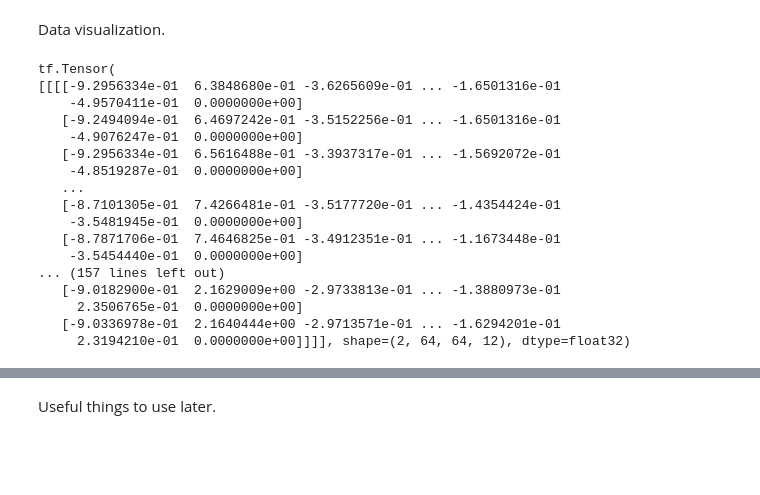
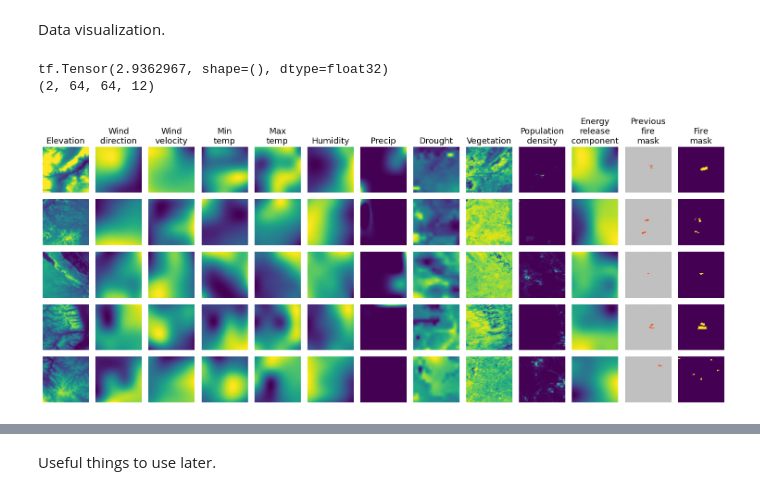
Before and after one commit to amindell11/WildfireSpreadPrediction, a Jupyter notebook: notebooks/Wildfire23-24.ipynb, the cells around one changed output, grey strips where cells are left out. Cells and saved outputs as stored; diff of their text form; code cells hidden in the pictures; blank space fills up the shorter version.

```diff
--- a/notebooks/Wildfire23-24.ipynb
+++ b/notebooks/Wildfire23-24.ipynb
@@ -542,66 +546,65 @@ Run summary:
 Data visualization.
 # %%
 inputs, labels = next(iter(dataset))
+inputs, labels = next(iter(dataset))
+inputs, labels = next(iter(dataset))
+print(inputs[0,0,0,0])
+
 print(inputs.shape)
 TITLES = [
   'Elevation',
   'Wind\ndirection',
   'Wind\nvelocity',
   'Min\ntemp',
   'Max\ntemp',
   'Humidity',
   'Precip',
   'Drought',
   'Vegetation',
   'Population\ndensity',
   'Energy\nrelease\ncomponent',
   'Previous\nfire\nmask',
   'Fire\nmask'
 ]
 # Number of rows of data samples to plot
 n_rows = 5
 # Number of data variables
 n_features = inputs.shape[3]
 # Variables for controllong the color map for the fire masks
 CMAP = colors.ListedColormap(['black', 'silver', 'orangered'])
 BOUNDS = [-1, -0.1, 0.001, 1]
 NORM = colors.BoundaryNorm(BOUNDS, CMAP.N)
 
 fig = plt.figure(figsize=(15,6.5))
+batch_index = 0  # Track the current index within the batch
+batch_count = 0  # Count how many samples we've processed across all batches
 
-for i in range(n_rows): # Limit i by the batch size
-  if i>inputs.shape[0]:
-    inputs, labels = next(iter(dataset))
-  batch_i = i % inputs.shape[0] # normalize index to batch size
-  for j in range(n_features + 1):
-    plt.subplot(n_rows, n_features + 1, i * (n_features + 1) + j + 1)
-    if i == 0:
-      plt.title(TITLES[j], fontsize=13)
-    if j < n_features - 1:
-      plt.imshow(inputs[batch_i, :, :, j], cmap='viridis')
-    if j == n_features - 1:
-      plt.imshow(inputs[batch_i, :, :, -1], cmap=CMAP, norm=NORM)
-    if j == n_features:
-      plt.imshow(labels[batch_i, :, :, 0], cmap='viridis')
-    plt.axis('off')
+while batch_count < n_rows:
+    if batch_index >= inputs.shape[0]:
+        # Get next batch when we've used all samples in the current batch
+        inputs, labels = next(iter(dataset))
+        batch_index = 0
+
+    # Process current sample
+    for j in range(n_features + 1):
+        plt.subplot(n_rows, n_features + 1, batch_count * (n_features + 1) + j + 1)
+        if batch_count == 0:
+            plt.title(TITLES[j], fontsize=13)
+        if j < n_features - 1:
+            plt.imshow(inputs[batch_index, :, :, j], cmap='viridis')
+        if j == n_features - 1:
+            plt.imshow(inputs[batch_index, :, :, -1], cmap=CMAP, norm=NORM)
+        if j == n_features:
+            plt.imshow(labels[batch_index, :, :, 0], cmap='viridis')
+        plt.axis('off')
+
+    batch_index += 1
+    batch_count += 1
+
 plt.tight_layout()
 # %% [output]
-tf.Tensor(
-[[[[-9.2956334e-01  6.3848680e-01 -3.6265609e-01 ... -1.6501316e-01
-    -4.9570411e-01  0.0000000e+00]
-   [-9.2494094e-01  6.4697242e-01 -3.5152256e-01 ... -1.6501316e-01
-    -4.9076247e-01  0.0000000e+00]
-   [-9.2956334e-01  6.5616488e-01 -3.3937317e-01 ... -1.5692072e-01
-    -4.8519287e-01  0.0000000e+00]
-   ...
-   [-8.7101305e-01  7.4266481e-01 -3.5177720e-01 ... -1.4354424e-01
-    -3.5481945e-01  0.0000000e+00]
-   [-8.7871706e-01  7.4646825e-01 -3.4912351e-01 ... -1.1673448e-01
-    -3.5454440e-01  0.0000000e+00]
-... (157 lines left out)
-   [-9.0182900e-01  2.1629009e+00 -2.9733813e-01 ... -1.3880973e-01
-     2.3506765e-01  0.0000000e+00]
-   [-9.0336978e-01  2.1640444e+00 -2.9713571e-01 ... -1.6294201e-01
-     2.3194210e-01  0.0000000e+00]]]], shape=(2, 64, 64, 12), dtype=float32)
+tf.Tensor(2.9362967, shape=(), dtype=float32)
+(2, 64, 64, 12)
+[figure, added]
 # %%
 # ... (after obtaining 'predictions')
```
Also changed, not shown: parts of 3 cells of this notebook.
